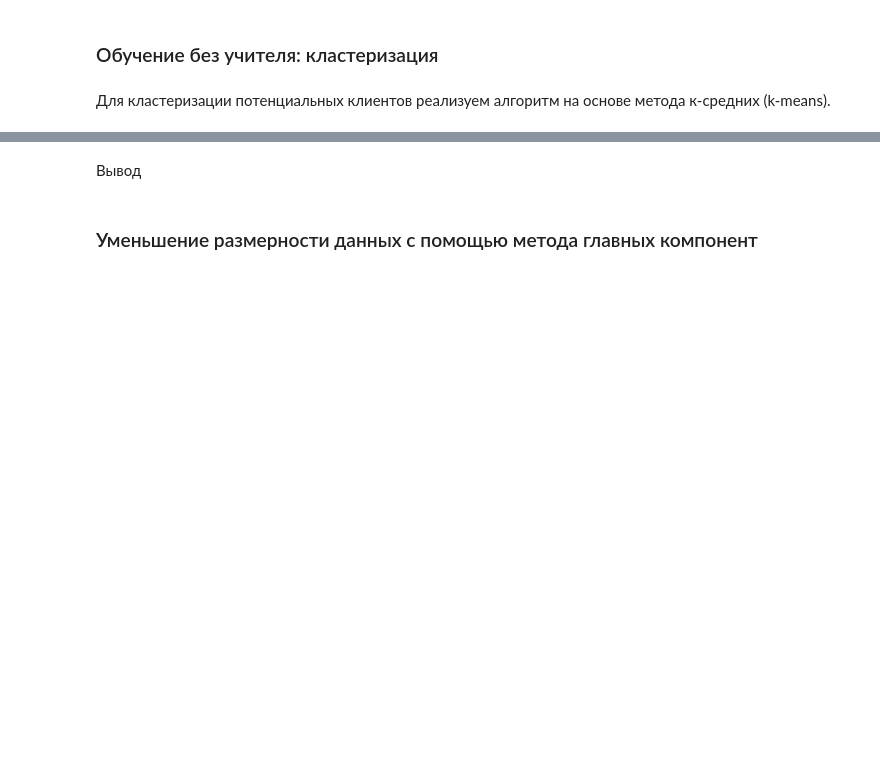
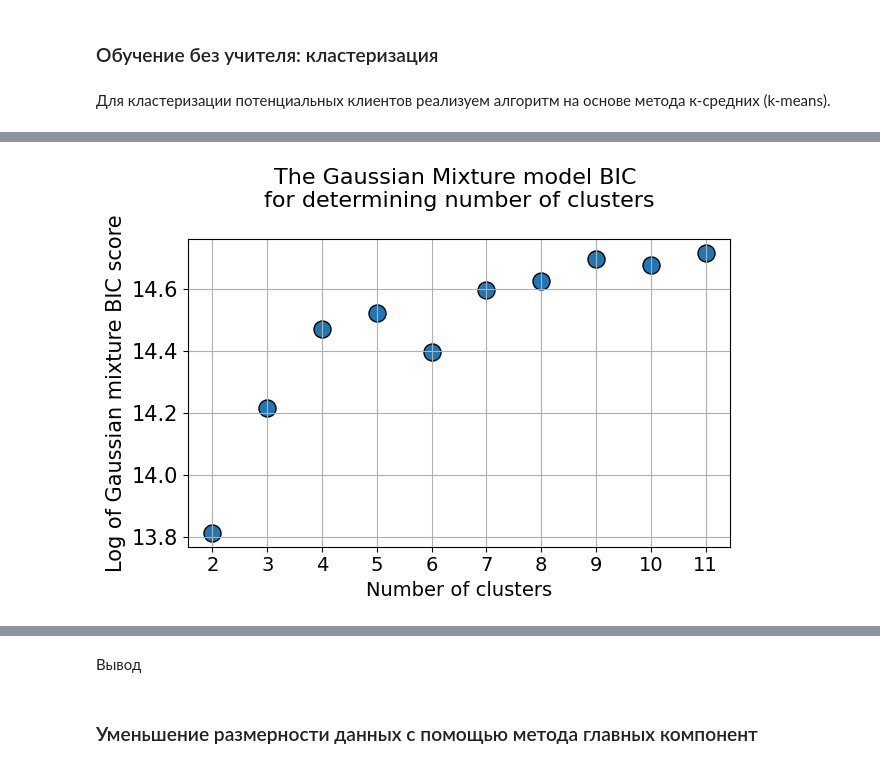
Before and after one commit to abakhmetev/Hackathon_RTK, a Jupyter notebook: Hakaton_Anna.ipynb, the cells around one changed output, grey strips where cells are left out. Cells and saved outputs as stored; diff of their text form; code cells hidden in the pictures; blank space fills up the shorter version.

```diff
--- a/Hakaton_Anna.ipynb
+++ b/Hakaton_Anna.ipynb
@@ -1041,0 +1126,12 @@ NameError: name 'silhouette_score' is not defined
+# %%
+# Expectation-maximization (Gaussian Mixture Model)
+from sklearn.mixture import GaussianMixture
+gm_bic= []
+gm_score=[]
+for i in range(2,12):
+    gm = GaussianMixture(n_components=i,n_init=10,tol=1e-3,max_iter=1000).fit(X_scaled)
+    print("BIC for number of cluster(s) {}: {}".format(i,gm.bic(X_scaled)))
+    print("Log-likelihood score for number of cluster(s) {}: {}".format(i,gm.score(X_scaled)))
+    print("-"*100)
+    gm_bic.append(-gm.bic(X_scaled))
+    gm_score.append(gm.score(X_scaled))
@@ -1041,0 +1156,12 @@ NameError: name 'silhouette_score' is not defined
+# %%
+plt.figure(figsize=(7,4))
+plt.title("The Gaussian Mixture model BIC \nfor determining number of clusters\n",fontsize=16)
+plt.scatter(x=[i for i in range(2,12)],y=np.log(gm_bic),s=150,edgecolor='k')
+plt.grid(True)
+plt.xlabel("Number of clusters",fontsize=14)
+plt.ylabel("Log of Gaussian mixture BIC score",fontsize=15)
+plt.xticks([i for i in range(2,12)],fontsize=14)
+plt.yticks(fontsize=15)
+plt.show()
+# %% [output]
+[figure, added]
```
Also changed, not shown: parts of 12 cells of this notebook, 2 other files.
